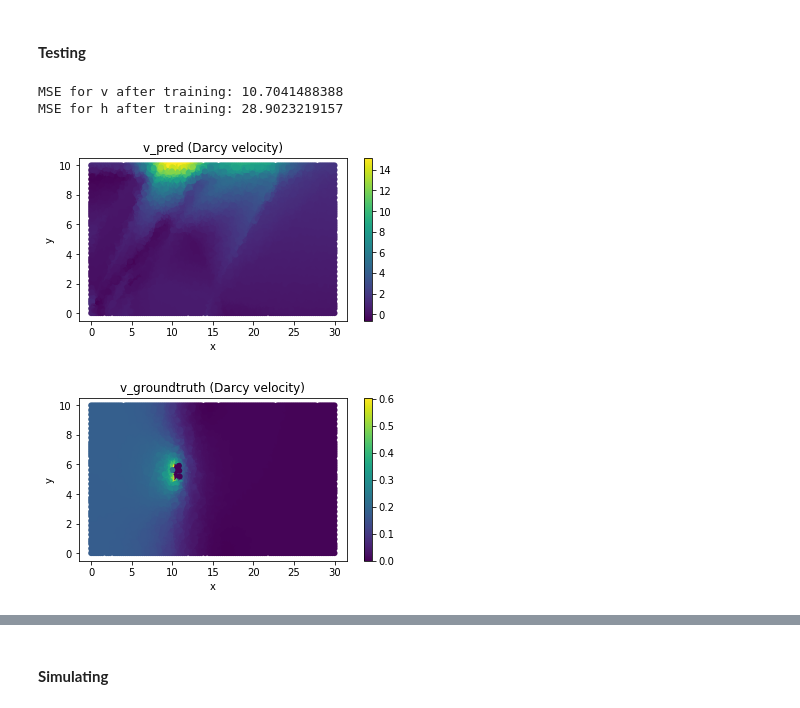
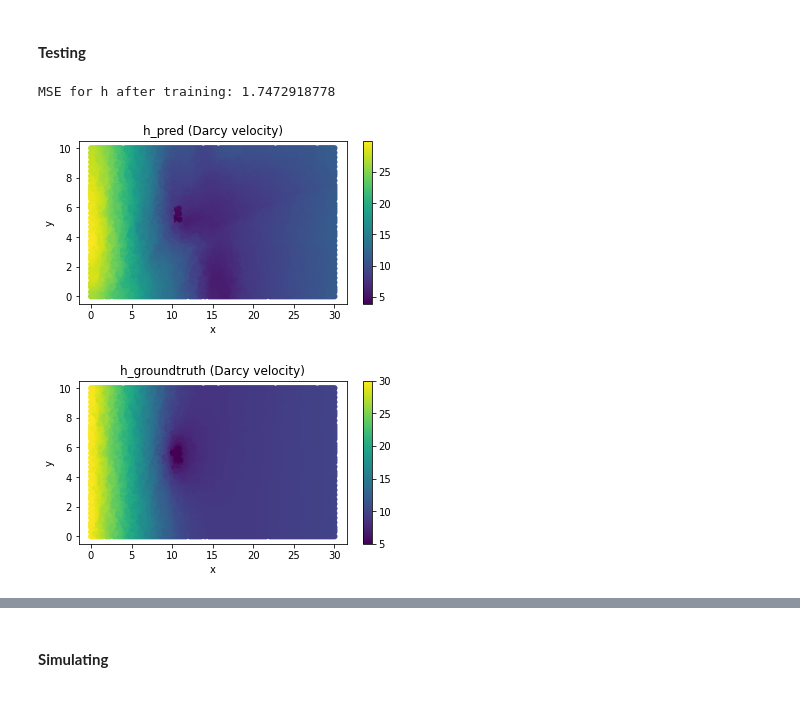
Before and after one commit to leopauly/Flow-PINN, a Jupyter notebook: Src/Flow_DNN_Unseen_V2.ipynb, the cells around one changed output, grey strips where cells are left out. Cells and saved outputs as stored; diff of their text form; code cells hidden in the pictures.

```diff
--- a/Src/Flow_DNN_Unseen_V2.ipynb
+++ b/Src/Flow_DNN_Unseen_V2.ipynb
@@ -95,4 +103,4 @@ h_data_df_3=pd.read_excel('../Data/Dam_HydraulicHead.xlsx')#('/content/gdrive/My
 # %%
-v_data_df_4=pd.read_excel('../Data/Pit_DarcyFlux.xlsx')#('/content/gdrive/My Drive/Colab Notebooks/PINN/Darcy_Flux.xlsx')
-h_data_df_4=pd.read_excel('../Data/Pit_HydraulicHead.xlsx')#('/content/gdrive/My Drive/Colab Notebooks/PINN/Hydraulic_Head.xlsx')
+v_data_df_4=pd.read_excel(base_dir+'Data/Pit_DarcyFlux.xlsx')#('/content/gdrive/My Drive/Colab Notebooks/PINN/Darcy_Flux.xlsx')
+h_data_df_4=pd.read_excel(base_dir+'Data/Pit_HydraulicHead.xlsx')#('/content/gdrive/My Drive/Colab Notebooks/PINN/Hydraulic_Head.xlsx')
 # %%
@@ -272,5 +280,11 @@ x2_data=np.concatenate([x2_data_1,x2_data_2,x2_data_3,x2_data_4])
 v_data=np.concatenate([v_data_1,v_data_2,v_data_3,v_data_4])
 h_data=np.concatenate([h_data_1,h_data_2,h_data_3,h_data_4])
 
-print(x1_data.shape,x2_data.shape,v_data.shape,h_data.shape)
+K_data_1=np.ones(x1_data_1.shape[0])*1e-6
+K_data_2=np.ones(x1_data_2.shape[0])*1e-4
+K_data_3=np.ones(x1_data_3.shape[0])*1e-7
+K_data_4=np.ones(x1_data_4.shape[0])*1e-5
+K_data=np.concatenate((K_data_1,K_data_2,K_data_3,K_data_4))
+
+print(x1_data.shape,x2_data.shape,v_data.shape,h_data.shape,K_data.shape)
 # %% [output]
@@ -278,8 +292,8 @@ print(x1_data.shape,x2_data.shape,v_data.shape,h_data.shape)
 # %%
 train_test_ratio=.7
-x1_train, x1_test,x2_train, x2_test, v_train, v_test,h_train, h_test = (train_test_split(x1_data,x2_data, v_data,h_data, train_size=train_test_ratio, random_state=512))
+x1_train, x1_test,x2_train, x2_test, v_train, v_test,h_train, h_test, K_train, K_test = train_test_split(x1_data,x2_data, v_data,h_data, K_data, train_size=train_test_ratio, random_state=512)
 print('test:train ratio:',train_test_ratio)
-print('Training sizes(x1,x2,v,h):',x1_train.shape,x2_train.shape,v_train.shape,h_train.shape)
-print('Testing sizes(x1,x2,v,h):',x1_test.shape,x2_test.shape,v_test.shape,h_test.shape)
+print('Training sizes(x1,x2,v,h,K):',x1_train.shape,x2_train.shape,v_train.shape,h_train.shape,K_train.shape)
+print('Testing sizes(x1,x2,v,h,K):',x1_test.shape,x2_test.shape,v_test.shape,h_test.shape,K_test.shape)
 # %% [output]
 test:train ratio: 0.7
@@ -299,9 +310,11 @@ MSE for h before training: 353.0026106656553
 Details of the model.train function can be found here: https://www.sciann.com/scimodels/#train
 # %%
 learning_rate=0.001
-epochs=200
+epochs=50
 print('================ Training: Start ================')
-history = m.train([x1_train,x2_train], [v_train,h_train], learning_rate=learning_rate, epochs=epochs, verbose=0,batch_size=100,validation_data=([x1_test,x2_test],[v_test,h_test]))
+start = time.process_time()
+history = m.train([x1_train,x2_train,v_train,K_train], [h_train], learning_rate=learning_rate, epochs=epochs, verbose=0,batch_size=100,validation_data=([x1_test,x2_test,v_test,K_test],[h_test]))
+print(time.process_time() - start,'seconds')
 print('================ Training: End ================')
 # %% [output]
 ================ Training: Start ================
@@ -343,29 +341,26 @@ plt.show()
 # %% [markdown]
 #### **Testing**
 # %%
-v_pred = v.eval(m, [x1_test,x2_test])
-h_pred = h.eval(m, [x1_test,x2_test])
-print('MSE for v after training:',round(mean_squared_error(v_test,v_pred),10))
+h_pred = h.eval(m, [x1_test,x2_test,v_test,K_test])
 print('MSE for h after training:',round(mean_squared_error(h_test,h_pred),10))
 # %% [output]
-MSE for v after training: 10.7041488388
-MSE for h after training: 28.9023219157
+MSE for h after training: 1.7472918778
 # %%
 fig = plt.figure(figsize=(6, 3))
-plt.scatter(x1_data_1, x2_data_1, c= v.eval(m, [x1_data_1,x2_data_1]), cmap='viridis',linewidths=.0001)
+plt.scatter(x1_data_1, x2_data_1, c= h.eval(m, [x1_data_1,x2_data_1,v_data_1,K_data_1]), cmap='viridis',linewidths=.0001)
 plt.xlabel('x')
 plt.ylabel('y')
-plt.title('v_pred (Darcy velocity)')
+plt.title('h_pred (Darcy velocity)')
 plt.colorbar()
 plt.show()
 
 fig = plt.figure(figsize=(6, 3))
-plt.scatter(x1_data_1, x2_data_1, c= v_data_1, cmap='viridis',linewidths=.0001)
+plt.scatter(x1_data_1, x2_data_1, c= h_data_1, cmap='viridis',linewidths=.0001)
 plt.xlabel('x')
 plt.ylabel('y')
-plt.title('v_groundtruth (Darcy velocity)')
+plt.title('h_groundtruth (Darcy velocity)')
 plt.colorbar()
 plt.show()
 # %% [output]
-[figure, old version]
+[figure, new version]
-[figure, old version]
+[figure, new version]
```
Also changed, not shown: parts of 24 cells of this notebook.
